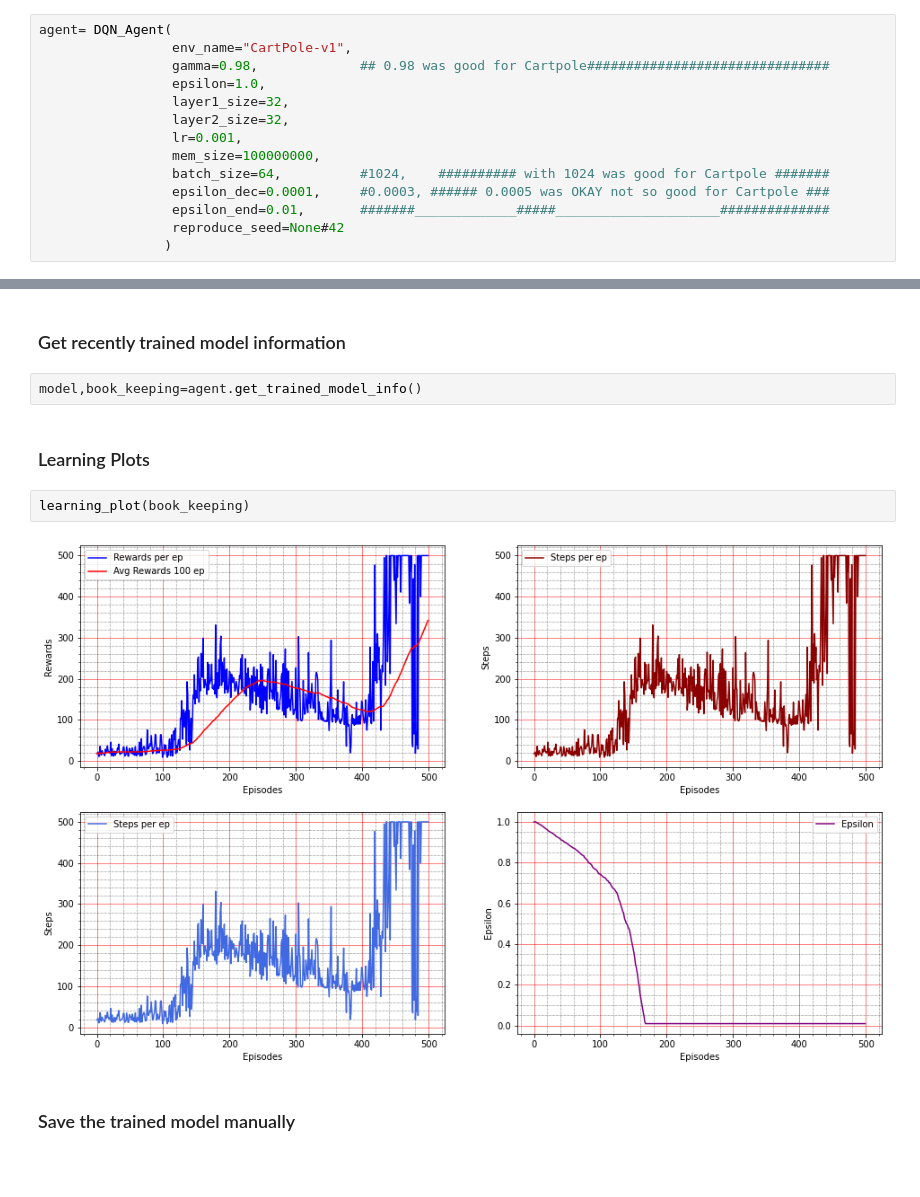
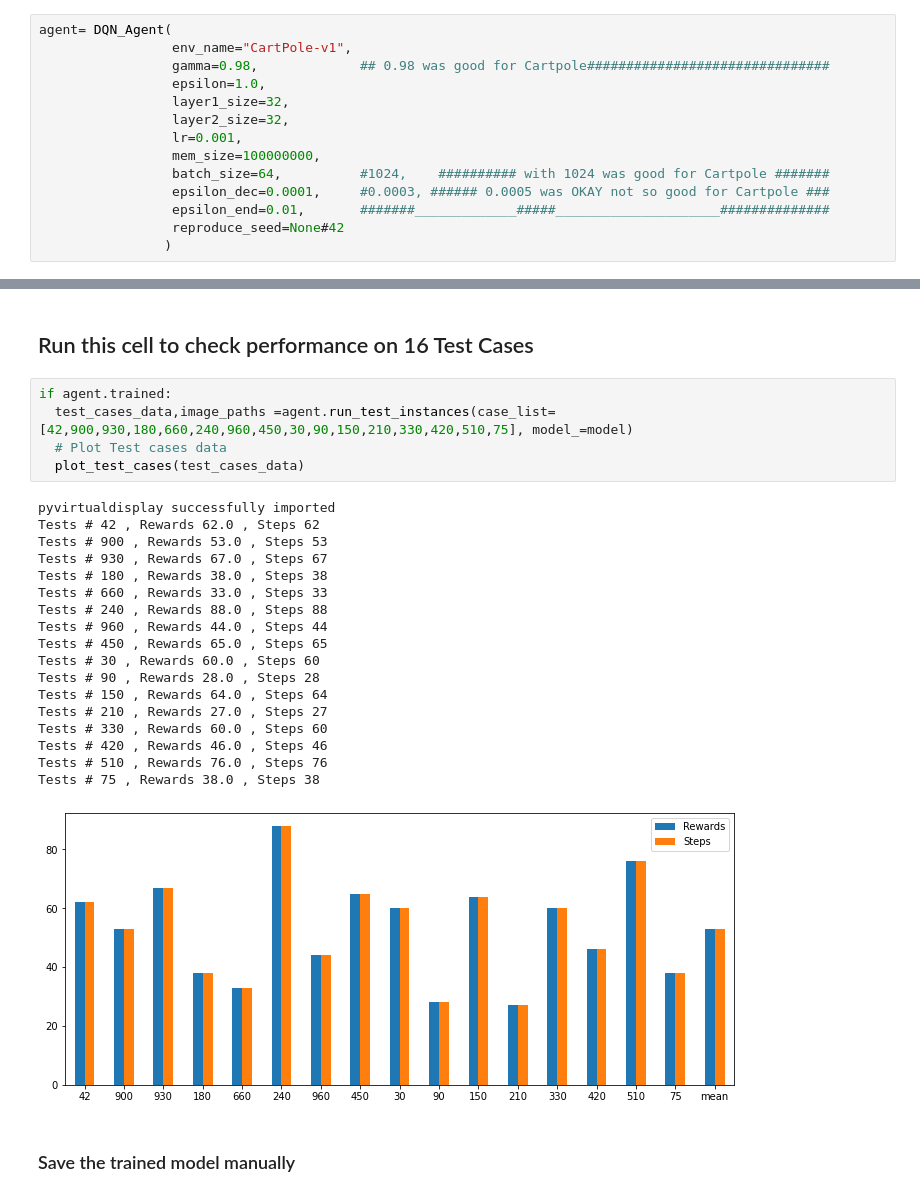
Before and after one commit to riturajsingh2015/DeepRL, a Jupyter notebook: Cartpole_DQN.ipynb, the cells around one changed output, grey strips where cells are left out. Saved outputs shown, nothing was run; the diff lists cells and outputs as text; blank space fills up the shorter version.

Commit message:
DQN_agent_changed

```diff
--- a/Cartpole_DQN.ipynb
+++ b/Cartpole_DQN.ipynb
@@ -27,13 +100,29 @@ Eps: 50 ,  Eps steps: 23 ,Epsilon: 0.90, Ep_Reward : 23.00 , Average_Reward : 21
-# %% [markdown]
-### Get recently trained model information
-# %%
-model,book_keeping=agent.get_trained_model_info()
-# %% [markdown]
-### Learning Plots
-# %%
-learning_plot(book_keeping)
-# %% [output]
-[figure, removed]
+# %% [markdown]
+## Run this cell to check performance on 16 Test Cases
+# %%
+if agent.trained:
+  test_cases_data,image_paths =agent.run_test_instances(case_list=[42,900,930,180,660,240,960,450,30,90,150,210,330,420,510,75], model_=model)
+  # Plot Test cases data
+  plot_test_cases(test_cases_data)
+# %% [output]
+pyvirtualdisplay successfully imported
+Tests # 42 , Rewards 62.0 , Steps 62
+Tests # 900 , Rewards 53.0 , Steps 53
+Tests # 930 , Rewards 67.0 , Steps 67
+Tests # 180 , Rewards 38.0 , Steps 38
+Tests # 660 , Rewards 33.0 , Steps 33
+Tests # 240 , Rewards 88.0 , Steps 88
+Tests # 960 , Rewards 44.0 , Steps 44
+Tests # 450 , Rewards 65.0 , Steps 65
+Tests # 30 , Rewards 60.0 , Steps 60
+Tests # 90 , Rewards 28.0 , Steps 28
+Tests # 150 , Rewards 64.0 , Steps 64
+Tests # 210 , Rewards 27.0 , Steps 27
+Tests # 330 , Rewards 60.0 , Steps 60
+Tests # 420 , Rewards 46.0 , Steps 46
+Tests # 510 , Rewards 76.0 , Steps 76
+Tests # 75 , Rewards 38.0 , Steps 38
+[figure, added]
 # %% [markdown]
 ### Save the trained model manually
 # %%
```
Also changed, not shown: parts of 23 cells of this notebook, 38 other files.
